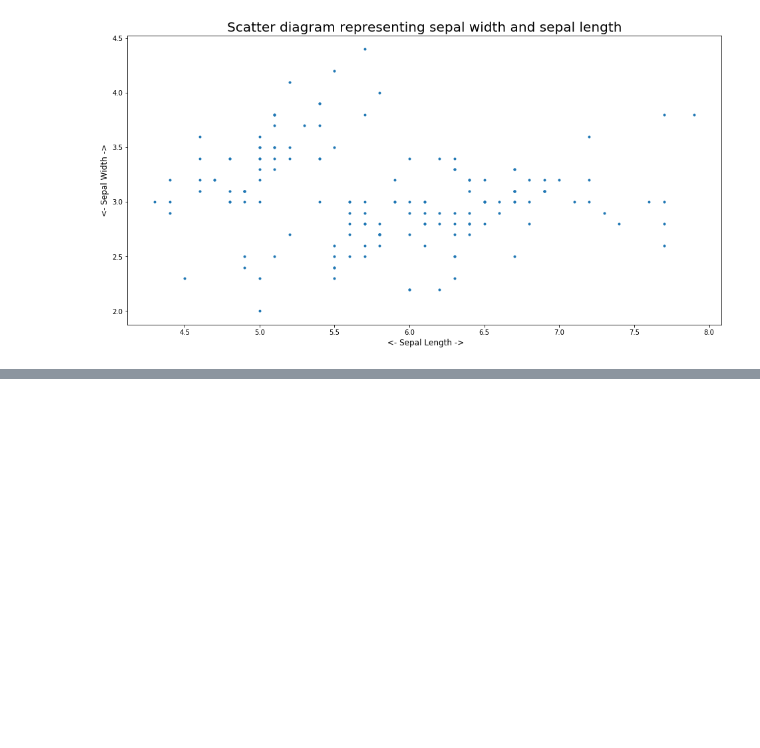
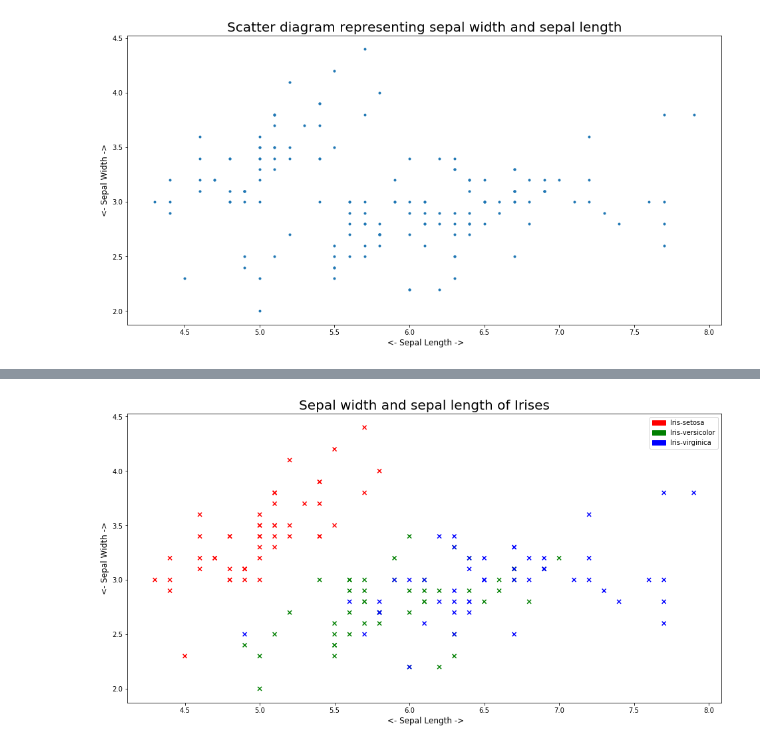
Before and after one commit to RicardsGraudins/Iris-Flower-Data-Set, a Jupyter notebook: Iris.ipynb, the cells around one changed output, grey strips where cells are left out. Drawn from its saved outputs; the diff is of its cells as text; code cells hidden in the pictures; blank space fills up the shorter version.

```diff
--- a/Iris.ipynb
+++ b/Iris.ipynb
@@ -64,0 +69,21 @@ pl.show()
+# %%
+import matplotlib.patches as mpatches
+
+colors = {'Iris-setosa': 'r', 'Iris-versicolor': 'g', 'Iris-virginica': 'b'}
+
+pl.scatter(sepalLength, sepalWidth, c = [colors[i] for i in classification], label = [colors[i] for i in colors], marker='x')
+
+pl.title('Sepal width and sepal length of Irises', fontsize=20)
+pl.xlabel(' <- Sepal Length ->', fontsize=12)
+pl.ylabel('<- Sepal Width ->', fontsize=12)
+
+red = 'red'
+green = 'green'
+blue = 'blue'
+
+handles = [mpatches.Patch(color=color, label=label) for label, color in [('Iris-setosa', red), ('Iris-versicolor', green), ('Iris-virginica', blue)]]
+pl.legend(handles=handles)
+
+pl.show()
+# %% [output]
+[figure, added]
```
Also changed, not shown: parts of 1 cell of this notebook.
